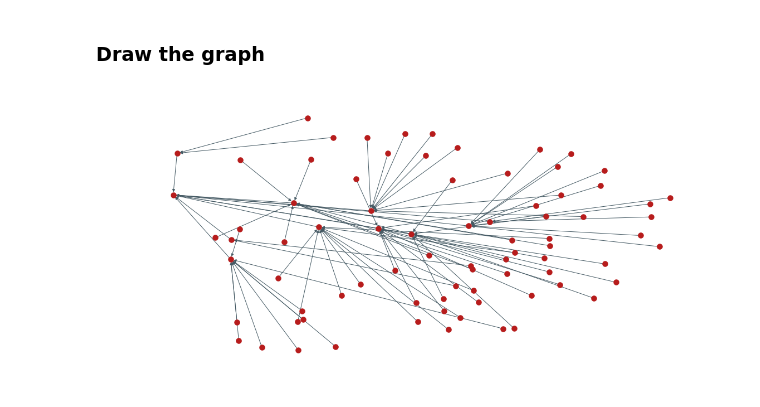
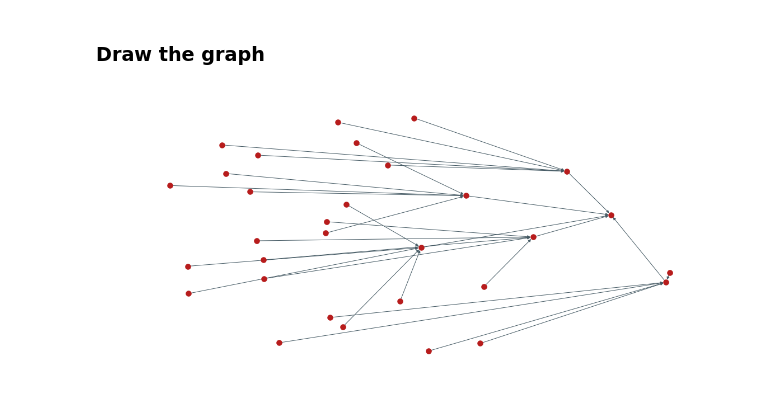
Before and after one commit to chrisPiemonte/argonaut, a Jupyter notebook: notebooks/stackoverflow/api/2.comment-approach.ipynb, the cells around one changed output. Cells and saved outputs as stored; diff of their text form; code cells hidden in the pictures.

```diff
--- a/notebooks/stackoverflow/api/2.comment-approach.ipynb
+++ b/notebooks/stackoverflow/api/2.comment-approach.ipynb
@@ -61,10 +20,10 @@ def get_comments(answer_id, site=site, order='desc', sort='votes', filter='withb
 # %% [markdown]
 #### Get questions
 # %%
-site.page_size = 2     # get only 2 questions
+site.page_size = 5     # get only 2 questions
 site.max_pages = 1     # for each request (one in this case)
 
-questions = get_questions(num_questions=1)
+questions = get_questions(num_questions=5, site=site)
 # %% [markdown]
 #### Build the graph
 # %%
@@ -72,11 +31,11 @@ questions = get_questions(num_questions=1)
 
 Graph = nx.DiGraph()
 
-for question in questions['items'][:1]:
+for question in questions['items'][3:4]:
     question_id = get_question_id(question)
     # question_sentiment = get_sentiment(get_text(question))
     Graph.add_node(question_id)
-    answers = get_answers(question_id)
+    answers = get_answers(question_id, site=site)
 
     for answer in answers['items']:
         answer_id = get_answer_id(answer)
@@ -84,7 +43,7 @@ for question in questions['items'][:1]:
         similarity = get_similarity(get_text(question), get_text(answer)) # Graph.add_node(answer_id)
         # compute the weight of the edge
         Graph.add_edge(answer_id, question_id, weight=similarity)
-        comments = get_comments(answer_id)
+        comments = get_comments(answer_id, site=site)
 
         for comment in comments['items']:
             comment_id = get_comment_id(comment)
@@ -100,20 +59,20 @@ Wall time: 6.05 s
 # %%
 plt.rcParams["figure.figsize"] = [15, 7]
 plt.style.use('ggplot')
 
 pos = nx.spring_layout(Graph)
 edge_labels = nx.get_edge_attributes(Graph, 'weight')
 
 draw_options = {
     'with_labels': False,
     'node_shape' : 'o',
     'node_color' : '#B71C1C',
     'edge_color' : '#455A64',
-    'node_size'  : 100,
+    'node_size'  : 200,
     'width': 1
 }
 
 nx.draw(Graph, pos, **draw_options)
 # nx.draw_networkx_edge_labels(Graph, pos, edge_labels=edge_labels, font_color='#006064');
 # %% [output]
-[figure, old version]
+[figure, new version]
```
Also changed, not shown: parts of 4 cells of this notebook, 12 other files.
